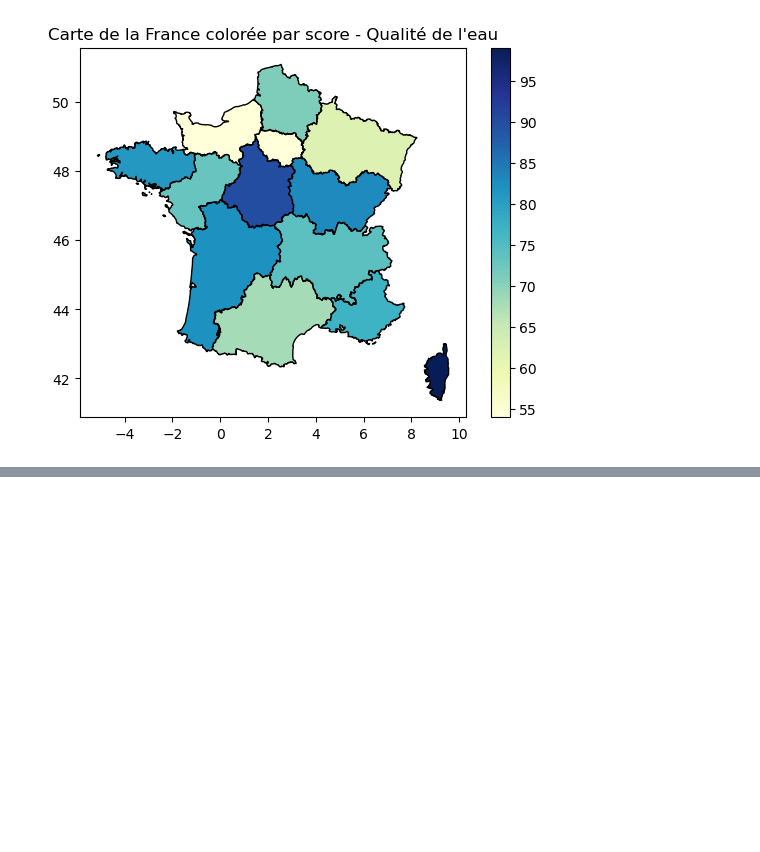
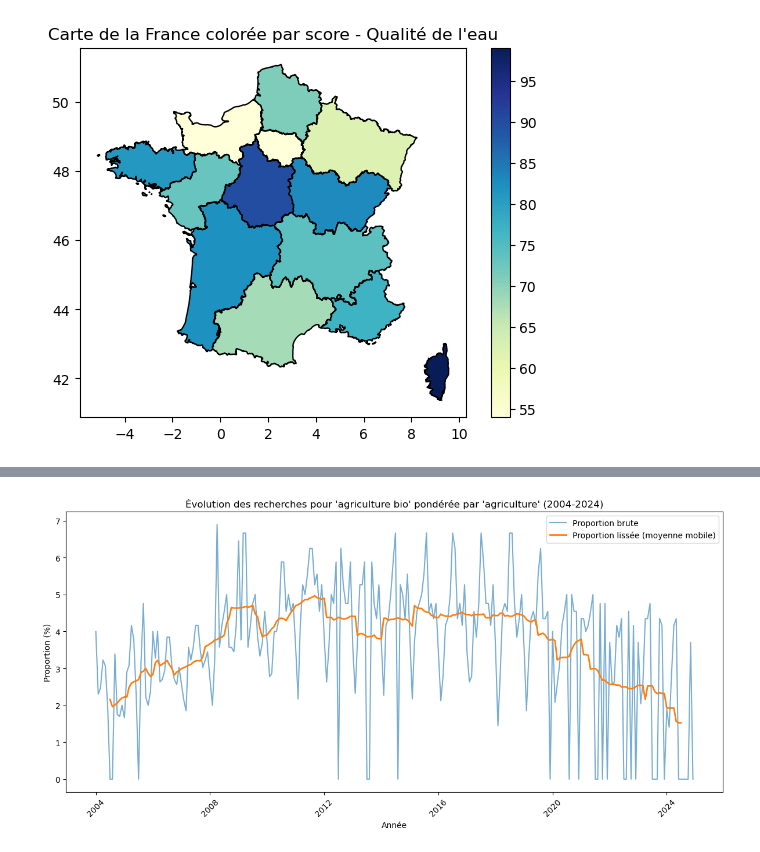
Before and after one commit to ElisefontaineEnsae/AgricultureBio_France, a Jupyter notebook: perception_bio/google_trend.ipynb, the cells around one changed output, grey strips where cells are left out. Cells and saved outputs as stored; diff of their text form; code cells hidden in the pictures; blank space fills up the shorter version.

```diff
--- a/perception_bio/google_trend.ipynb
+++ b/perception_bio/google_trend.ipynb
@@ -340,0 +425,56 @@ Les données pour 'qualité de l'eau' ont été récupérées avec succès.
+# %%
+from pytrends.request import TrendReq
+import matplotlib.pyplot as plt
+import pandas as pd
+
+# Initialiser PyTrends
+pytrends = TrendReq(hl='fr-FR', tz=360)
+
+# Liste des mots-clés
+keywords = ["agriculture bio", "agriculture"]
+
+# Définir la période de temps (2004-2024, car Google Trends commence en 2004)
+start_date = '2004-01-01'
+end_date = '2024-12-31'
+
+# Construire la requête pour les mots-clés
+try:
+    pytrends.build_payload(keywords, geo='FR', timeframe=f'{start_date} {end_date}')
+
+    # Récupérer les données d'intérêt au fil du temps
+    data = pytrends.interest_over_time()
+
+    # Vérifier que les données contiennent des résultats valides
+    if data.empty:
+        print("Aucune donnée disponible pour les mots-clés fournis.")
+    else:
+        # Calculer le ratio (agriculture bio / agriculture) * 100
+        data['ratio'] = (data['agriculture bio'] / data['agriculture']) * 100
+
+        # Appliquer un lissage avec une moyenne mobile (fenêtre de 12 mois)
+        data['smoothed_ratio'] = data['ratio'].rolling(window=12, center=True).mean()
+
+        # Créer le graphique
+        plt.figure(figsize=(12, 6))
+
+        # Tracer le ratio brut
+        plt.plot(data.index, data['ratio'], label="Proportion brute", alpha=0.6)
+
+        # Tracer le ratio lissé
+        plt.plot(data.index, data['smoothed_ratio'], label="Proportion lissée (moyenne mobile)", linewidth=2)
+
+        # Ajouter les labels et la légende
+        plt.title("Évolution des recherches pour 'agriculture bio' pondérée par 'agriculture' (2004-2024)")
+        plt.xlabel("Année")
+        plt.ylabel("Proportion (%)")
+        plt.legend()
+
+        # Afficher le graphique
+        plt.xticks(rotation=45)
+        plt.tight_layout()
+        plt.show()
+
+except Exception as e:
+    print(f"Erreur lors de la récupération des données : {e}")
+# %% [output]
+[figure, added]
```
Also changed, not shown: parts of 5 cells of this notebook, 11 other files.
